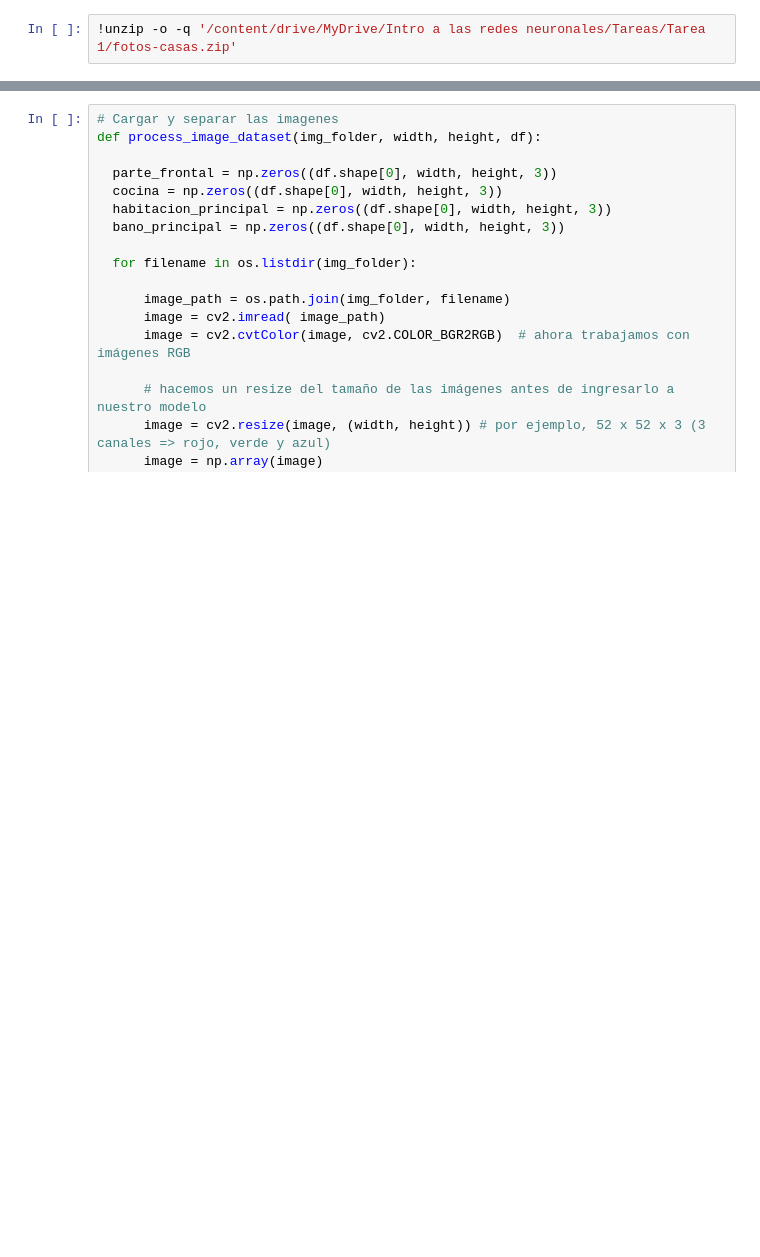
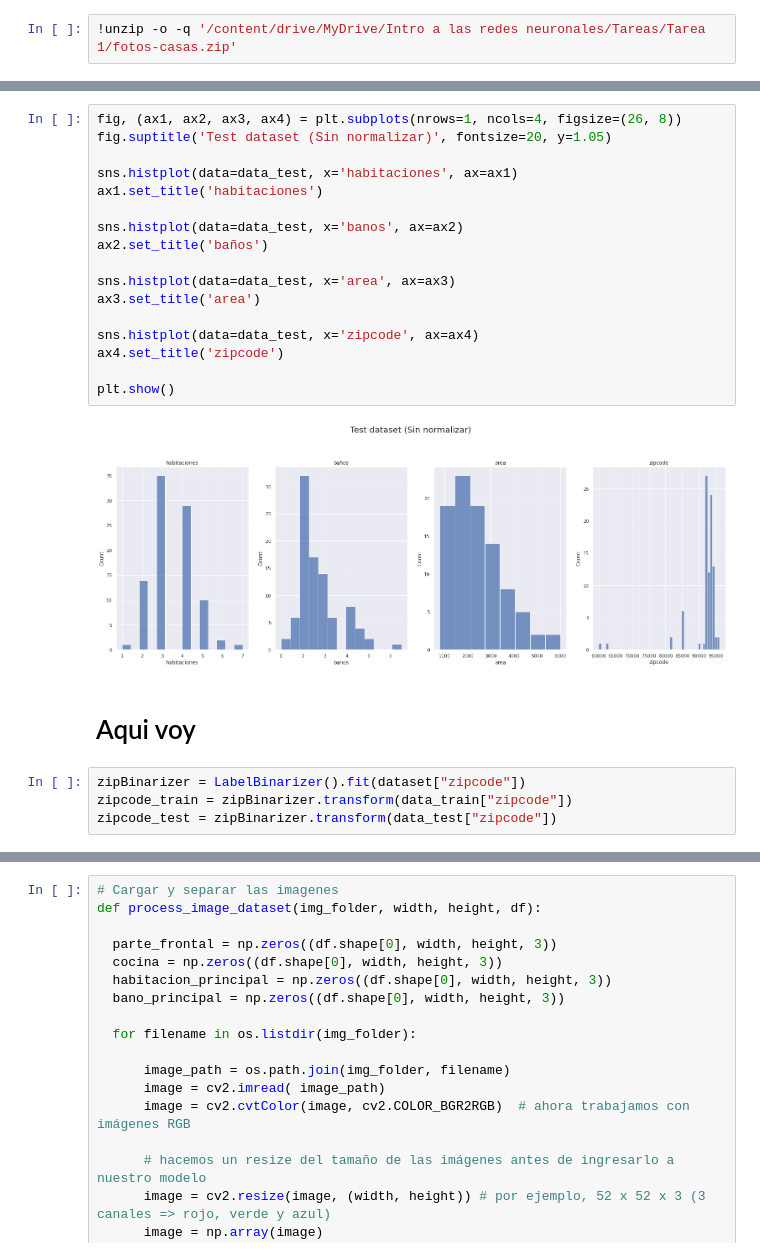
Before and after one commit to jean18/INF395, a Jupyter notebook: Tarea1/ANN_2021_1_Taller1.ipynb, the cells around one changed output, grey strips where cells are left out. Cells and saved outputs as stored; diff of their text form; blank space fills up the shorter version.

```diff
--- a/Tarea1/ANN_2021_1_Taller1.ipynb
+++ b/Tarea1/ANN_2021_1_Taller1.ipynb
@@ -142,0 +318,25 @@ dataset = pd.concat([data_train, data_test])
+# %%
+fig, (ax1, ax2, ax3, ax4) = plt.subplots(nrows=1, ncols=4, figsize=(26, 8))
+fig.suptitle('Test dataset (Sin normalizar)', fontsize=20, y=1.05)
+
+sns.histplot(data=data_test, x='habitaciones', ax=ax1)
+ax1.set_title('habitaciones')
+
+sns.histplot(data=data_test, x='banos', ax=ax2)
+ax2.set_title('baños')
+
+sns.histplot(data=data_test, x='area', ax=ax3)
+ax3.set_title('area')
+
+sns.histplot(data=data_test, x='zipcode', ax=ax4)
+ax4.set_title('zipcode')
+
+plt.show()
+# %% [output]
+[figure, added]
+# %% [markdown]
+# Aqui voy
+# %%
+zipBinarizer = LabelBinarizer().fit(dataset["zipcode"])
+zipcode_train = zipBinarizer.transform(data_train["zipcode"])
+zipcode_test = zipBinarizer.transform(data_test["zipcode"])
```
Also changed, not shown: parts of 83 cells of this notebook.
